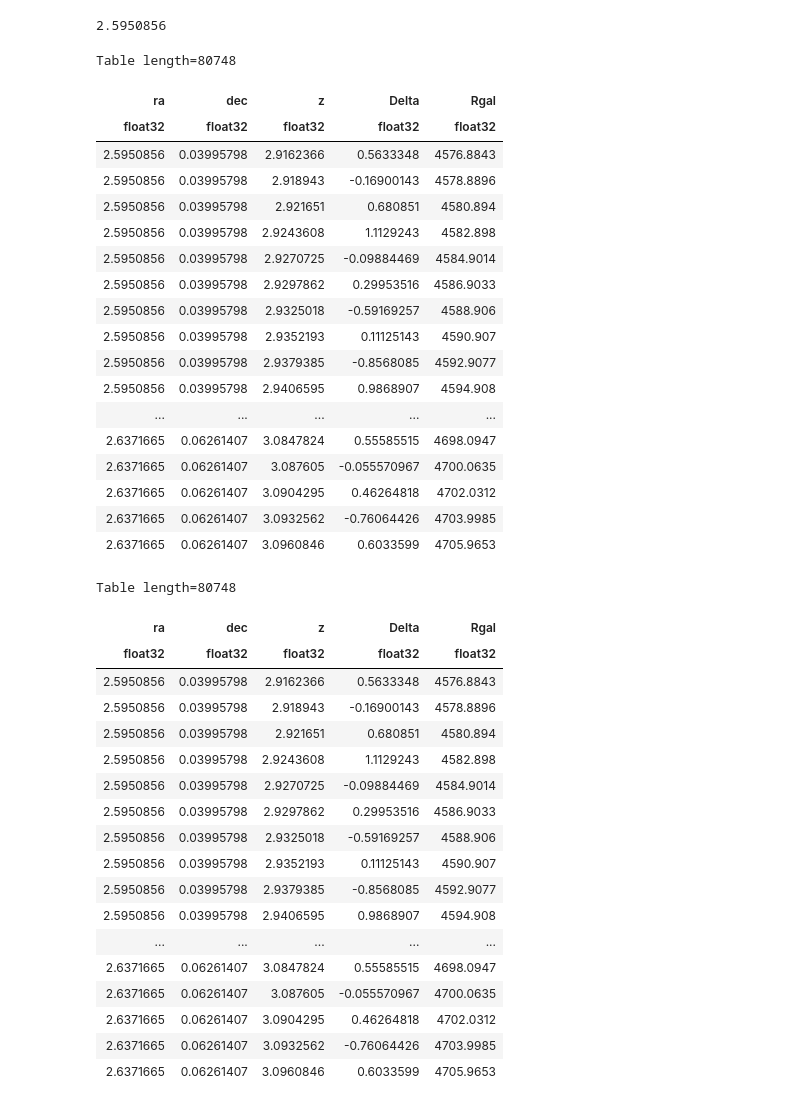
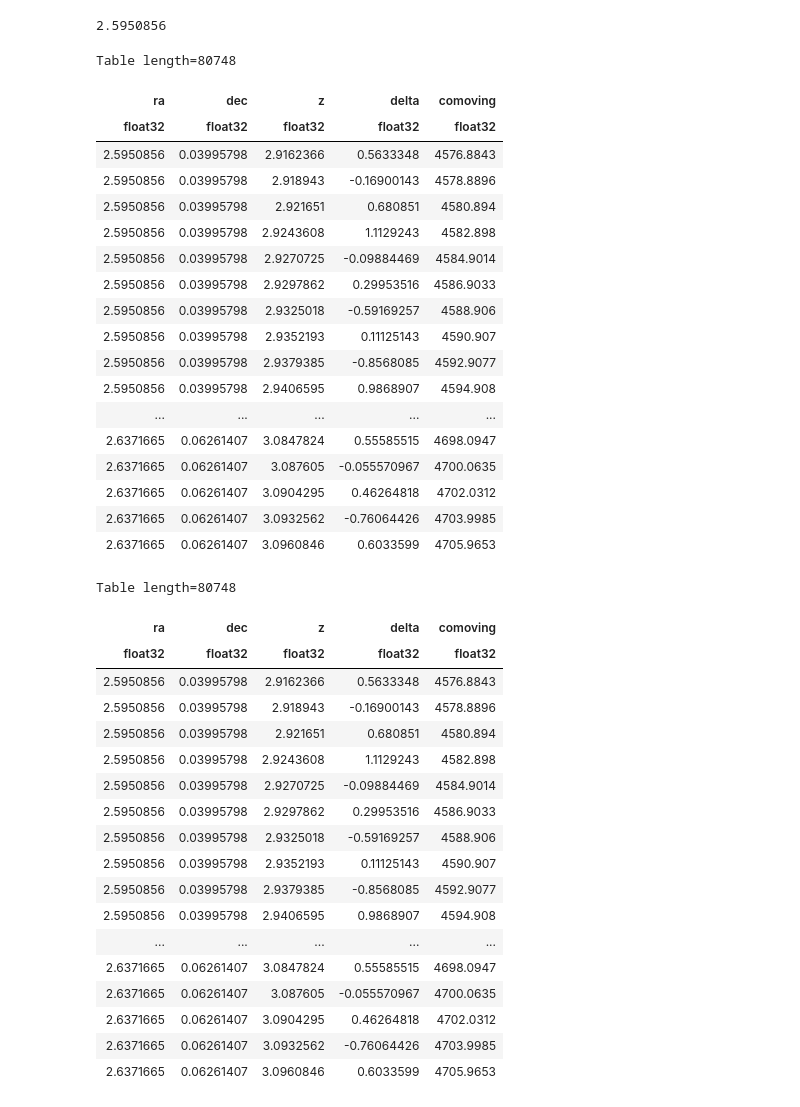
Before and after one commit to DESI-UR/Void_analysis, a Jupyter notebook: nb/Slice_Plots.ipynb, the cells around one changed output. Cells and saved outputs as stored; diff of their text form; code cells hidden in the pictures.

Commit message:
Changed Data Column names and created new folders for data files

```diff
--- a/nb/Slice_Plots.ipynb
+++ b/nb/Slice_Plots.ipynb
@@ -480,11 +480,11 @@ hdu.writeto("/global/homes/s/schampat/Voids/Void_analysis/Data/Comoving-deltas.f
 # %%
-filename = "/global/homes/s/schampat/Voids/Void_analysis/Data/Comoving-deltas.fits"
+filename = "/global/homes/s/schampat/Voids/Void_analysis/Data/Slice Plots/Comoving-deltas.fits"
 hdul = fits.open(filename)
 datatable = Table(hdul[1].data)
 datatable
 # %% [output]
 Table length=80748
-| ra | dec | z | Delta | Rgal |
+| ra | dec | z | delta | comoving |
 | float32 | float32 | float32 | float32 | float32 |
 | 2.5950856 | 0.03995798 | 2.9162366 | 0.5633348 | 4576.8843 |
 | 2.5950856 | 0.03995798 | 2.918943 | -0.16900143 | 4578.8896 |
@@ -503,11 +503,11 @@ Table length=80748
 | 2.6371665 | 0.06261407 | 3.0932562 | -0.76064426 | 4703.9985 |
 | 2.6371665 | 0.06261407 | 3.0960846 | 0.6033599 | 4705.9653 |
 # %%
-deltas = load_data_to_Table("/global/homes/s/schampat/Voids/Void_analysis/Data/Comoving-deltas.fits")
+deltas = load_data_to_Table("/global/homes/s/schampat/Voids/Void_analysis/Data/Slice Plots/Comoving-deltas.fits")
 deltas
 # %% [output]
 Table length=80748
-| ra | dec | z | Delta | Rgal |
+| ra | dec | z | delta | comoving |
 | float32 | float32 | float32 | float32 | float32 |
 | 2.5950856 | 0.03995798 | 2.9162366 | 0.5633348 | 4576.8843 |
 | 2.5950856 | 0.03995798 | 2.918943 | -0.16900143 | 4578.8896 |
```
Also changed, not shown: parts of 5 cells of this notebook, 7 other files.
